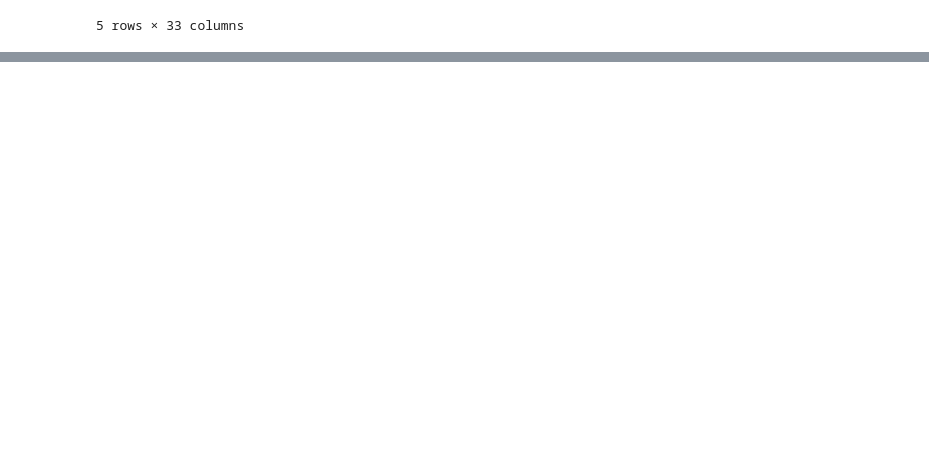
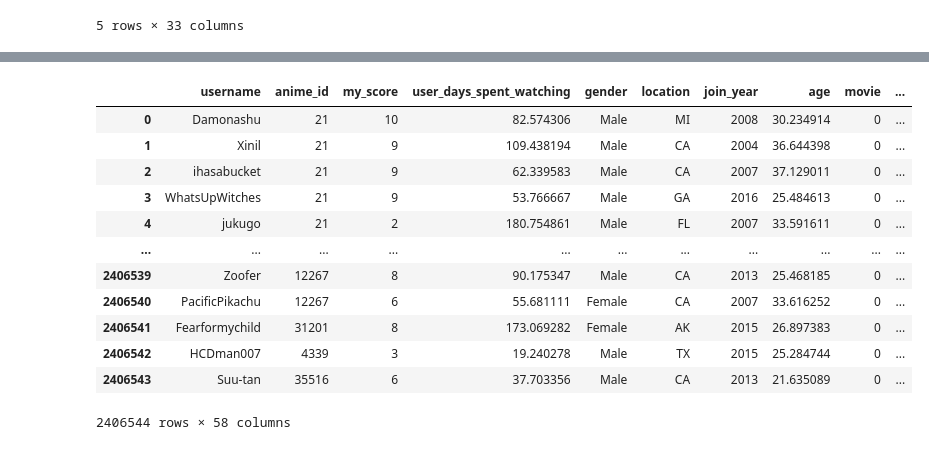
Before and after one commit to benrosenberg/ORIE-4741-project, a Jupyter notebook: datasets/bag_of_words.ipynb, the cells around one changed output, grey strips where cells are left out. Cells and saved outputs as stored; diff of their text form; code cells hidden in the pictures; blank space fills up the shorter version.

```diff
--- a/datasets/bag_of_words.ipynb
+++ b/datasets/bag_of_words.ipynb
@@ -130,0 +171,2 @@ dtype: int64
+# %%
+final_user_lists.set_index('username')
@@ -130,0 +188,2 @@ dtype: int64
+# %%
+US_users_bare.set_index('username')
@@ -130,0 +205,2 @@ dtype: int64
+# %%
+user_lists_and_demographics = final_user_lists.merge(US_users_bare, on='username', how='left')
@@ -130,0 +216,18 @@ dtype: int64
+# %%
+FINAL_DSET = user_lists_and_demographics.merge(manyhots_added.drop(columns=['title_english']), on='anime_id')
+# %%
+FINAL_DSET
+# %% [output]
+|  | username | anime_id | my_score | user_days_spent_watching | gender | location | join_year | age | movie | ... |
+| 0 | Damonashu | 21 | 10 | 82.574306 | Male | MI | 2008 | 30.234914 | 0 | ... |
+| 1 | Xinil | 21 | 9 | 109.438194 | Male | CA | 2004 | 36.644398 | 0 | ... |
+| 2 | ihasabucket | 21 | 9 | 62.339583 | Male | CA | 2007 | 37.129011 | 0 | ... |
+| 3 | WhatsUpWitches | 21 | 9 | 53.766667 | Male | GA | 2016 | 25.484613 | 0 | ... |
+| 4 | jukugo | 21 | 2 | 180.754861 | Male | FL | 2007 | 33.591611 | 0 | ... |
+| ... | ... | ... | ... | ... | ... | ... | ... | ... | ... | ... |
+| 2406539 | Zoofer | 12267 | 8 | 90.175347 | Male | CA | 2013 | 25.468185 | 0 | ... |
+| 2406540 | PacificPikachu | 12267 | 6 | 55.681111 | Female | CA | 2007 | 33.616252 | 0 | ... |
+| 2406541 | Fearformychild | 31201 | 8 | 173.069282 | Female | AK | 2015 | 26.897383 | 0 | ... |
+| 2406542 | HCDman007 | 4339 | 3 | 19.240278 | Male | TX | 2015 | 25.284744 | 0 | ... |
+| 2406543 | Suu-tan | 35516 | 6 | 37.703356 | Male | CA | 2013 | 21.635089 | 0 | ... |
+2406544 rows × 58 columns
```
Also changed, not shown: parts of 36 cells of this notebook, 2 other files.
